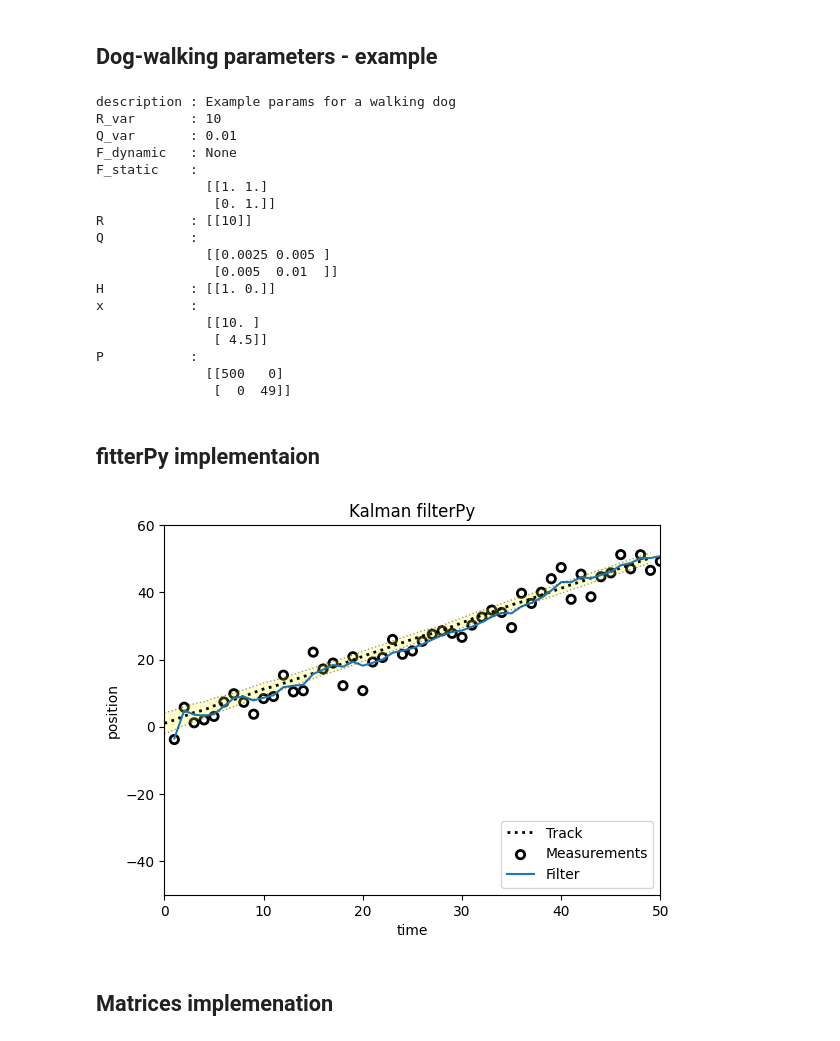
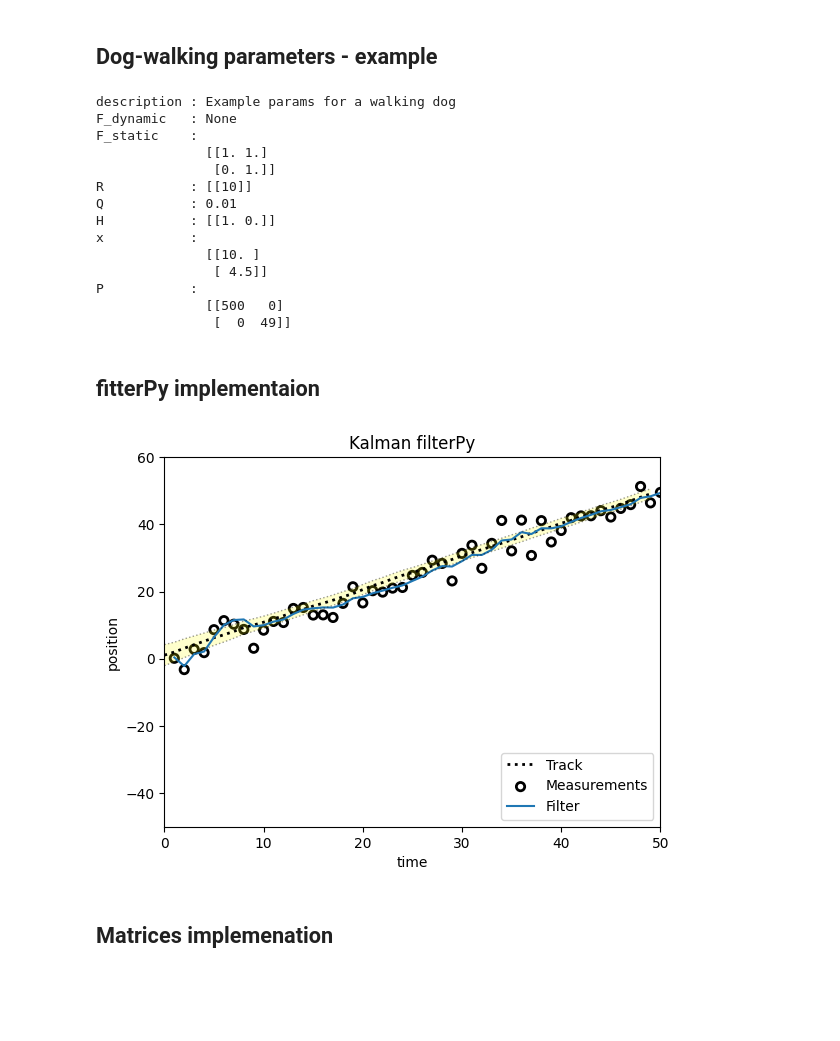
Before and after one commit to bar513/Kalman-and-Bayesian-Filters-in-Python, a Jupyter notebook: myKalman/main.ipynb, the cells around one changed output. Saved outputs shown, nothing was run; the diff lists cells and outputs as text; code cells hidden in the pictures; blank space fills up the shorter version.

```diff
--- a/myKalman/main.ipynb
+++ b/myKalman/main.ipynb
@@ -71,8 +71,6 @@ def compute_dog_data(z_var, process_var, count=1, dt=1.):
 @dataclass
 class KalmanParams:
     description: str
-    R_var: float
-    Q_var: float
     F_dynamic: callable  # Function to compute F
     F_static: np.ndarray
     R: np.ndarray
@@ -101,6 +99,20 @@ class KalmanParams:
                 lines.append(f"{key_str}{value_str}")
 
         return '\n'.join(lines)
+
+    def savePaperValues(self,gamma0,gamma1,omega0,fs): #for logging, not for the filter istself (with those paramerters F is calculated)
+        self.gamma0 = gamma0
+        self.gamma1 = gamma1
+        self.omega0 = omega0
+        self.fs = fs
+
+
+@dataclass
+class Data_samples:
+    zs: np.ndarray
+    time: np.ndarray
+    fs: float
+    track: np.ndarray
 # %% [markdown]
 ## Dog-walking parameters - example
 # %%
@@ -115,31 +127,28 @@ F = np.array([[1, dt],
              [0,  1]])
 
 R = np.array([[R_var]])
-Q = Q_discrete_white_noise(dim=2, dt=dt, var=Q_var)
+Q = Q_var #usually Q is matrix, here scalar for dog example
 H = np.array([[1., 0.]])
 
 # initial data
 x = np.array([[10.0, 4.5]]).T
 P = np.diag([500, 49])
 
-params_dog = KalmanParams(R_var=R_var, Q_var=Q_var, F_static=F,F_dynamic=None, R=R, Q=Q, H=H, x=x, P=P,description="Example params for a walking dog")
+params_dog = KalmanParams(F_static=F,F_dynamic=None, R=R, Q=Q, H=H, x=x, P=P,description="Example params for a walking dog")
 print(params_dog)
 
 #creating data
 count_dog = 50
-track_dog, zs_dog = compute_dog_data(params_dog.R_var, params_dog.Q_var, count_dog,dt=1)
+track_dog, zs_dog = compute_dog_data(params_dog.R[0][0], params_dog.Q, count_dog,dt=1)
+data_samples_dog = Data_samples(zs=zs_dog,time=None,fs=None,track=track_dog)
 # %% [output]
 description : Example params for a walking dog
-R_var       : 10
-Q_var       : 0.01
 F_dynamic   : None
 F_static    :
               [[1. 1.]
                [0. 1.]]
 R           : [[10]]
-Q           :
-              [[0.0025 0.005 ]
-               [0.005  0.01  ]]
+Q           : 0.01
 H           : [[1. 0.]]
 x           :
               [[10. ]
@@ -173,21 +182,21 @@ def pos_vel_filter(x, P, R, Q,F):
 # %%
 
 def kalman_filterPy(kalman_params,zs):
     kf = pos_vel_filter(x=kalman_params.x, R=kalman_params.R, P=kalman_params.P, Q=kalman_params.Q, F=kalman_params.F_static)
     s = Saver(kf)
     for z in zs:
         kf.predict()
         kf.update(z)
         s.save()  # save the current state
 
     # print(s.keys)
     s.to_array()
     return s
 
 s = kalman_filterPy(params_dog,zs_dog)
-plot_track(s.x[:, 0], track_dog, s.z, s.P,plot_P=False,title="Kalman filterPy")
+plot_track(s.x[:, 0], data_samples_dog.track, s.z, s.P,plot_P=False,title="Kalman filterPy")
 # %% [output]
-[figure, old version]
+[figure, new version]
 # %% [markdown]
 ## Matrices implemenation
 # %%
```
Also changed, not shown: parts of 14 cells of this notebook.
